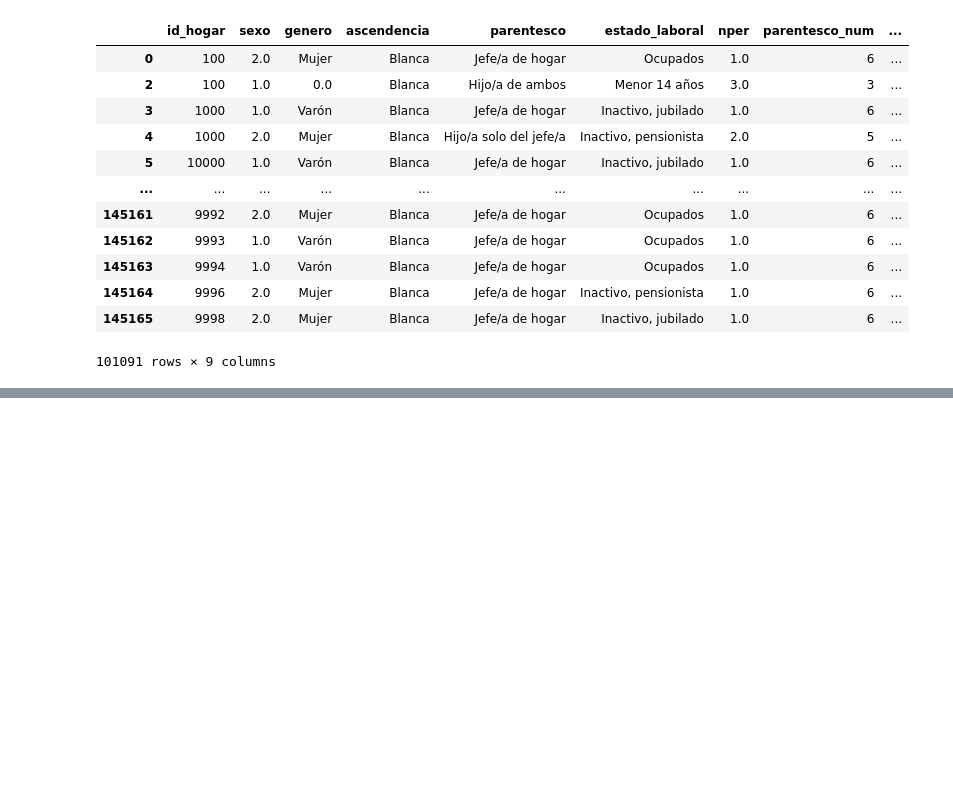
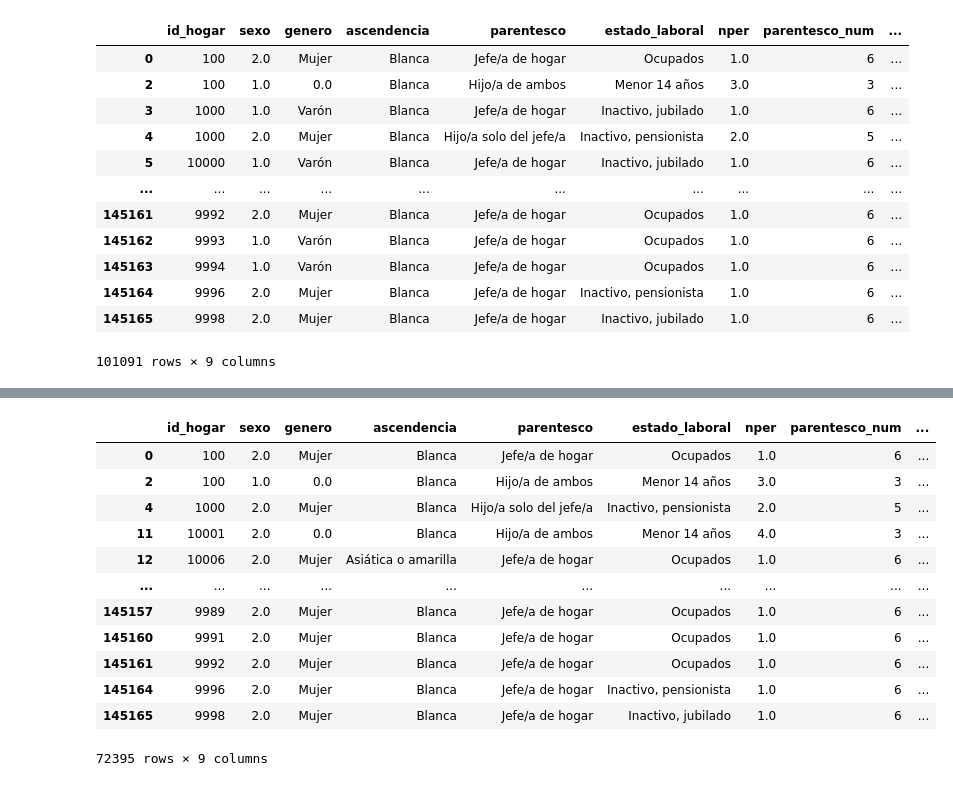
Before and after one commit to anicolon/coder_proyecto, a Jupyter notebook: hyp_2020/hyp_2020.ipynb, the cells around one changed output, grey strips where cells are left out. Cells and saved outputs as stored; diff of their text form; code cells hidden in the pictures; blank space fills up the shorter version.

```diff
--- a/hyp_2020/hyp_2020.ipynb
+++ b/hyp_2020/hyp_2020.ipynb
@@ -204,0 +221,16 @@ df
+# %%
+df.drop(labels=list(df.loc[(df['sexo'] == 1) & (df['parentesco_num'] == 6)].index))
+# %% [output]
+|  | id_hogar | sexo | genero | ascendencia | parentesco | estado_laboral | nper | parentesco_num | ... |
+| 0 | 100 | 2.0 | Mujer | Blanca | Jefe/a de hogar | Ocupados | 1.0 | 6 | ... |
+| 2 | 100 | 1.0 | 0.0 | Blanca | Hijo/a de ambos | Menor 14 años | 3.0 | 3 | ... |
+| 4 | 1000 | 2.0 | Mujer | Blanca | Hijo/a solo del jefe/a | Inactivo, pensionista | 2.0 | 5 | ... |
+| 11 | 10001 | 2.0 | 0.0 | Blanca | Hijo/a de ambos | Menor 14 años | 4.0 | 3 | ... |
+| 12 | 10006 | 2.0 | Mujer | Asiática o amarilla | Jefe/a de hogar | Ocupados | 1.0 | 6 | ... |
+| ... | ... | ... | ... | ... | ... | ... | ... | ... | ... |
+| 145157 | 9989 | 2.0 | Mujer | Blanca | Jefe/a de hogar | Ocupados | 1.0 | 6 | ... |
+| 145160 | 9991 | 2.0 | Mujer | Blanca | Jefe/a de hogar | Ocupados | 1.0 | 6 | ... |
+| 145161 | 9992 | 2.0 | Mujer | Blanca | Jefe/a de hogar | Ocupados | 1.0 | 6 | ... |
+| 145164 | 9996 | 2.0 | Mujer | Blanca | Jefe/a de hogar | Inactivo, pensionista | 1.0 | 6 | ... |
+| 145165 | 9998 | 2.0 | Mujer | Blanca | Jefe/a de hogar | Inactivo, jubilado | 1.0 | 6 | ... |
+72395 rows × 9 columns
```
Also changed, not shown: parts of 1 cell of this notebook.
